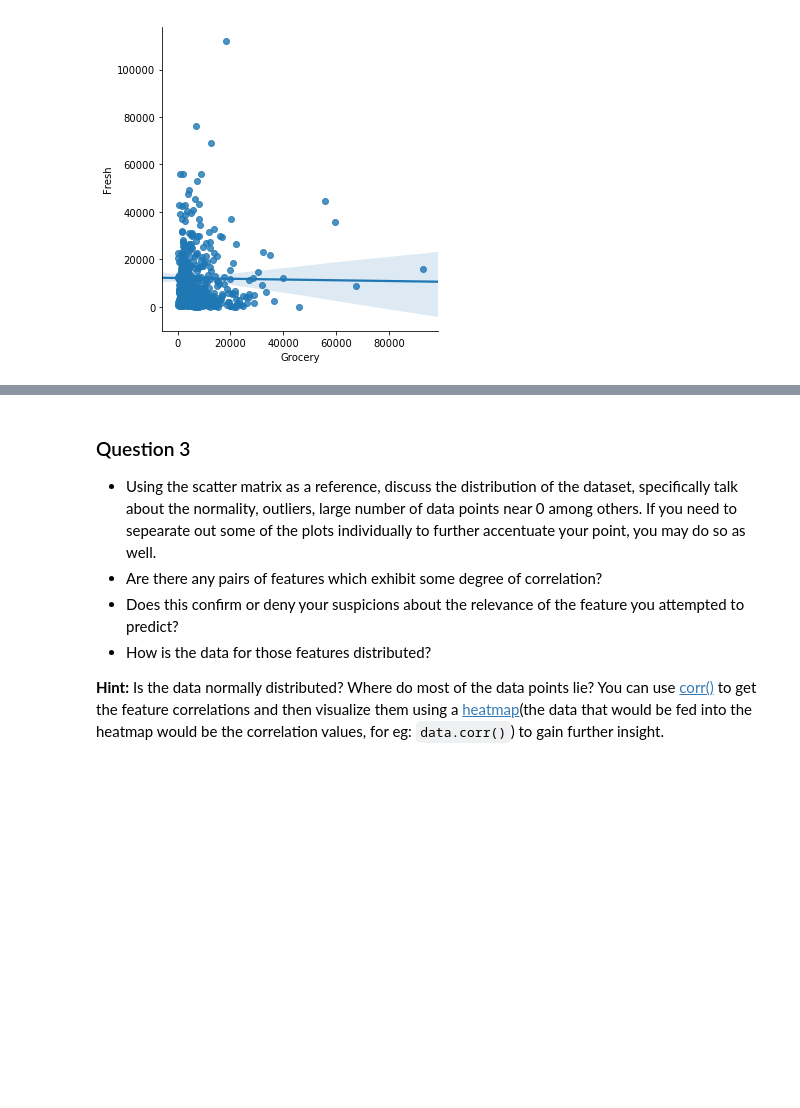
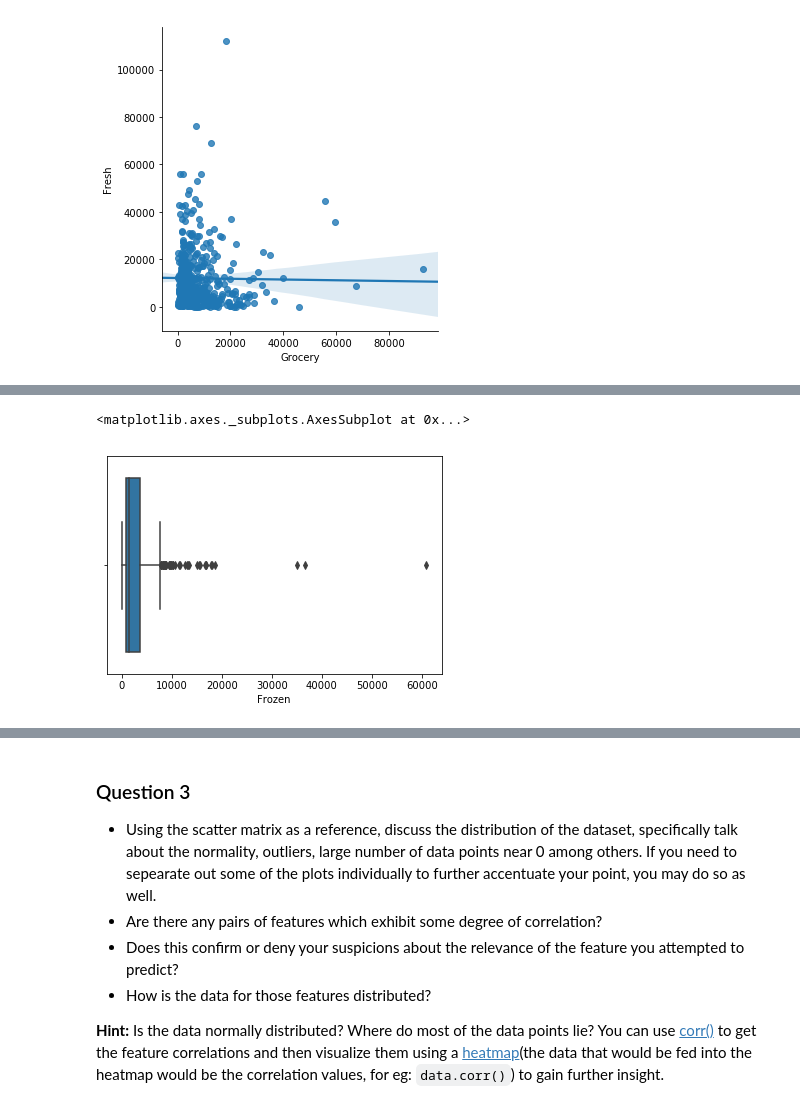
Before and after one commit to shobhit-upadhyaya/udacity_nano_degree, a Jupyter notebook: customer_segments/customer_segments.ipynb, the cells around one changed output, grey strips where cells are left out. Saved outputs shown, nothing was run; the diff lists cells and outputs as text; code cells hidden in the pictures; blank space fills up the shorter version.

```diff
--- a/customer_segments/customer_segments.ipynb
+++ b/customer_segments/customer_segments.ipynb
@@ -187,0 +203,5 @@ g = sns.lmplot(x="Grocery", y="Fresh", data=data, size=5)
+# %%
+sns.boxplot(data['Frozen'])
+# %% [output]
+<matplotlib.axes._subplots.AxesSubplot at 0x...>
+[figure, added]
```
Also changed, not shown: parts of 16 cells of this notebook.
